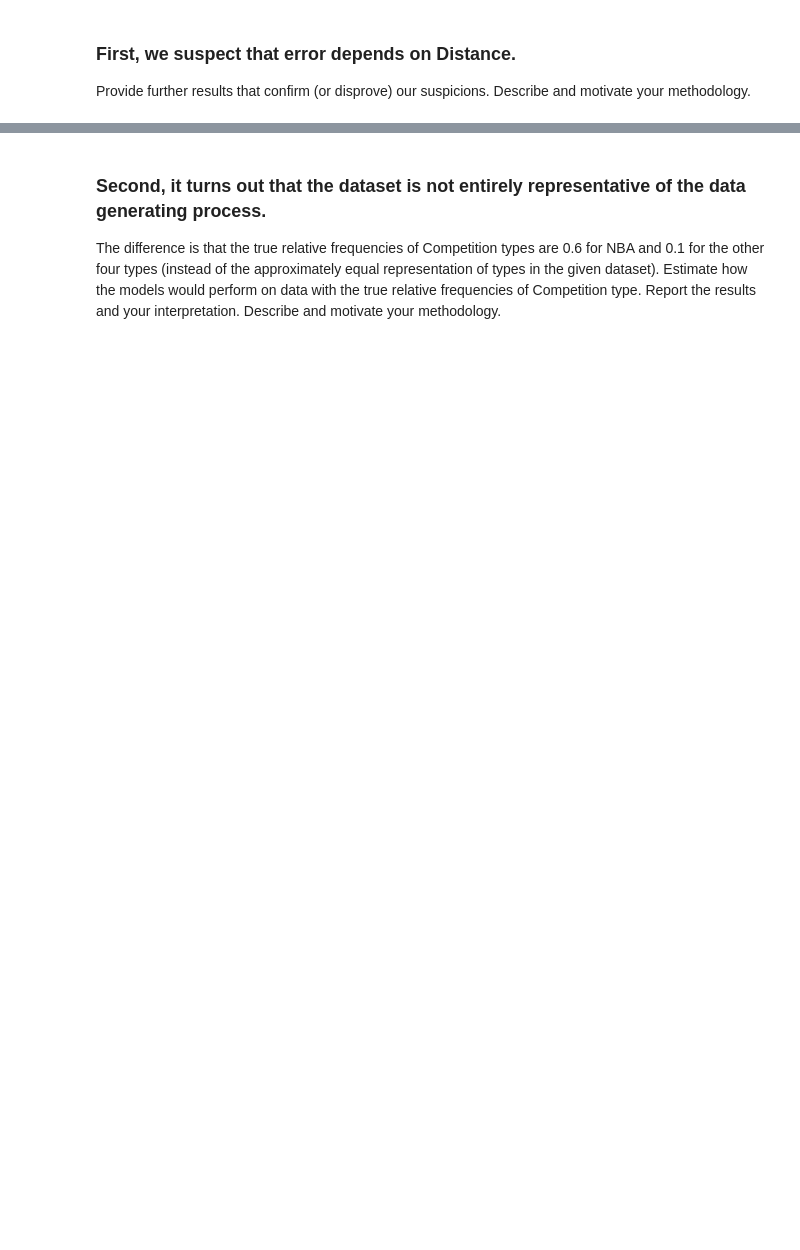
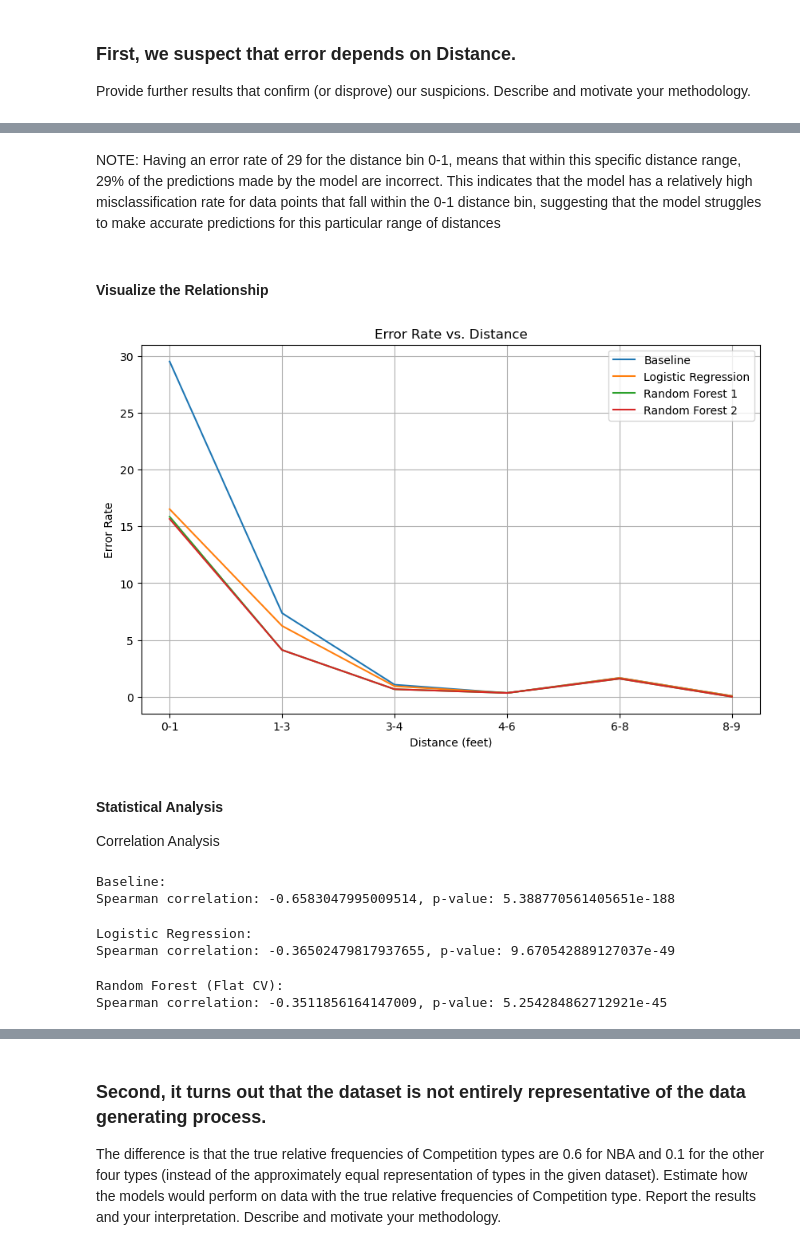
Before and after one commit to teodora-taleska/machine_learning_mini_projects, a Jupyter notebook: Loss estimation/part2.ipynb, the cells around one changed output, grey strips where cells are left out. Drawn from its saved outputs; the diff is of its cells as text; code cells hidden in the pictures; blank space fills up the shorter version.

Commit message:
Did statistical tests to see whether the error is correlated to the Distance feature

```diff
--- a/Loss estimation/part2.ipynb
+++ b/Loss estimation/part2.ipynb
@@ -27,3 +32,6 @@ Name: count, dtype: int64
 ### Results from part 1
 # %%
 # The cross-validated accuracy and log-loss results are estimates of the empirical risk for each model. These are based on the observed data distribution.
+
+with open('all_model_results.pkl', 'rb') as f:
+    data = pickle.load(f)
@@ -34,0 +118,30 @@ Provide further results that confirm (or disprove) our suspicions. Describe and
+# %%
+import pandas as pd
+
+def calculate_misclassification_rate(y_true, y_pred, distance_bins):
+    df = pd.DataFrame({'y_true': y_true, 'y_pred': y_pred, 'distance_bins': distance_bins})
+    # determine the average proportion of incorrect predictions within each distance bin
+    misclassification_rate = df.groupby('distance_bins', observed=True).apply(lambda x: (x['y_true'] != x['y_pred']).mean())
+    return misclassification_rate
+
+# Calculate misclassification rates for each model
+misclassification_rate_baseline = calculate_misclassification_rate(y_true, y_pred_baseline, distance_bins_test)
+misclassification_rate_lr = calculate_misclassification_rate(y_true, y_pred_lr, distance_bins_test)
+misclassification_rate_rf1 = calculate_misclassification_rate(y_true, y_pred_rf1, distance_bins_test)
+misclassification_rate_rf2 = calculate_misclassification_rate(y_true, y_pred_rf2, distance_bins_test)
+
+# Calculate error rates - These rates provide a weighted measure of misclassification, considering the distribution of data points across distance bins. This helps in understanding the overall impact of distance on model performance.
+error_rates_baseline = misclassification_rate_baseline * distance_bin_tsp
+error_rates_lr = misclassification_rate_lr * distance_bin_tsp
+error_rates_rf1 = misclassification_rate_rf1 * distance_bin_tsp
+error_rates_rf2 = misclassification_rate_rf2 * distance_bin_tsp
+
+# Print the error rates
+print("Error Rates (Baseline):")
+print(error_rates_baseline)
+print("Error Rates (Logistic Regression):")
+print(error_rates_lr)
+print("Error Rates (Random Forest 1):")
+print(error_rates_rf1)
+print("Error Rates (Random Forest 2):")
+print(error_rates_rf2)
@@ -34,0 +166,42 @@ Provide further results that confirm (or disprove) our suspicions. Describe and
+# %% [markdown]
+NOTE: Having an error rate of 29 for the distance bin 0-1, means that within this specific distance range, 29% of the predictions made by the model are incorrect. This indicates that the model has a relatively high misclassification rate for data points that fall within the 0-1 distance bin, suggesting that the model struggles to make accurate predictions for this particular range of distances
+# %% [markdown]
+#### Visualize the Relationship
+# %%
+plt.figure(figsize=(10, 6))
+plt.plot(error_rates_baseline.index, error_rates_baseline, label='Baseline')
+plt.plot(error_rates_lr.index, error_rates_lr, label='Logistic Regression')
+plt.plot(error_rates_rf1.index, error_rates_rf1, label='Random Forest 1')
+plt.plot(error_rates_rf2.index, error_rates_rf2, label='Random Forest 2')
+plt.xlabel('Distance (feet)')
+plt.ylabel('Error Rate')
+plt.title('Error Rate vs. Distance')
+plt.legend()
+plt.grid(True)
+plt.show()
+# %% [output]
+[figure, added]
+# %% [markdown]
+#### Statistical Analysis
+Correlation Analysis
+# %%
+print("Baseline:")
+spearman_corr, _ = spearmanr(errors_baseline, distance_test)
+print(f"Spearman correlation: {spearman_corr}, p-value: {_}")
+# %% [output]
+Baseline:
+Spearman correlation: -0.6583047995009514, p-value: 5.388770561405651e-188
+# %%
+print("Logistic Regression:")
+spearman_corr, _ = spearmanr(data["errors_lr"], distance_test)
+print(f"Spearman correlation: {spearman_corr}, p-value: {_}")
+# %% [output]
+Logistic Regression:
+Spearman correlation: -0.36502479817937655, p-value: 9.670542889127037e-49
+# %%
+print("Random Forest (Flat CV):")
+spearman_corr, _ = spearmanr(data["errors_rf1"], distance_test)
+print(f"Spearman correlation: {spearman_corr}, p-value: {_}")
+# %% [output]
+Random Forest (Flat CV):
+Spearman correlation: -0.3511856164147009, p-value: 5.254284862712921e-45
```
Also changed, not shown: parts of 12 cells of this notebook, 1 other file.
